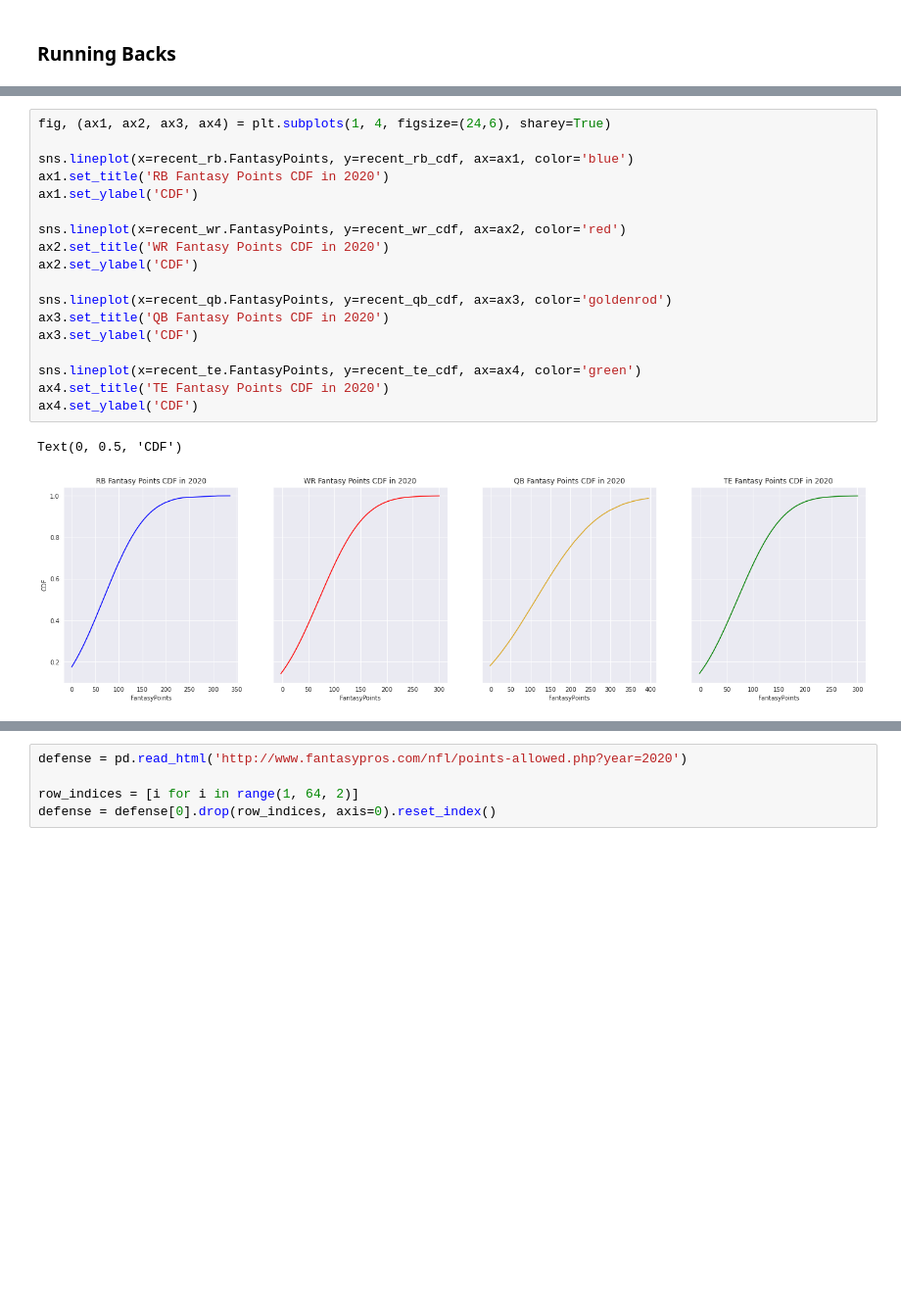
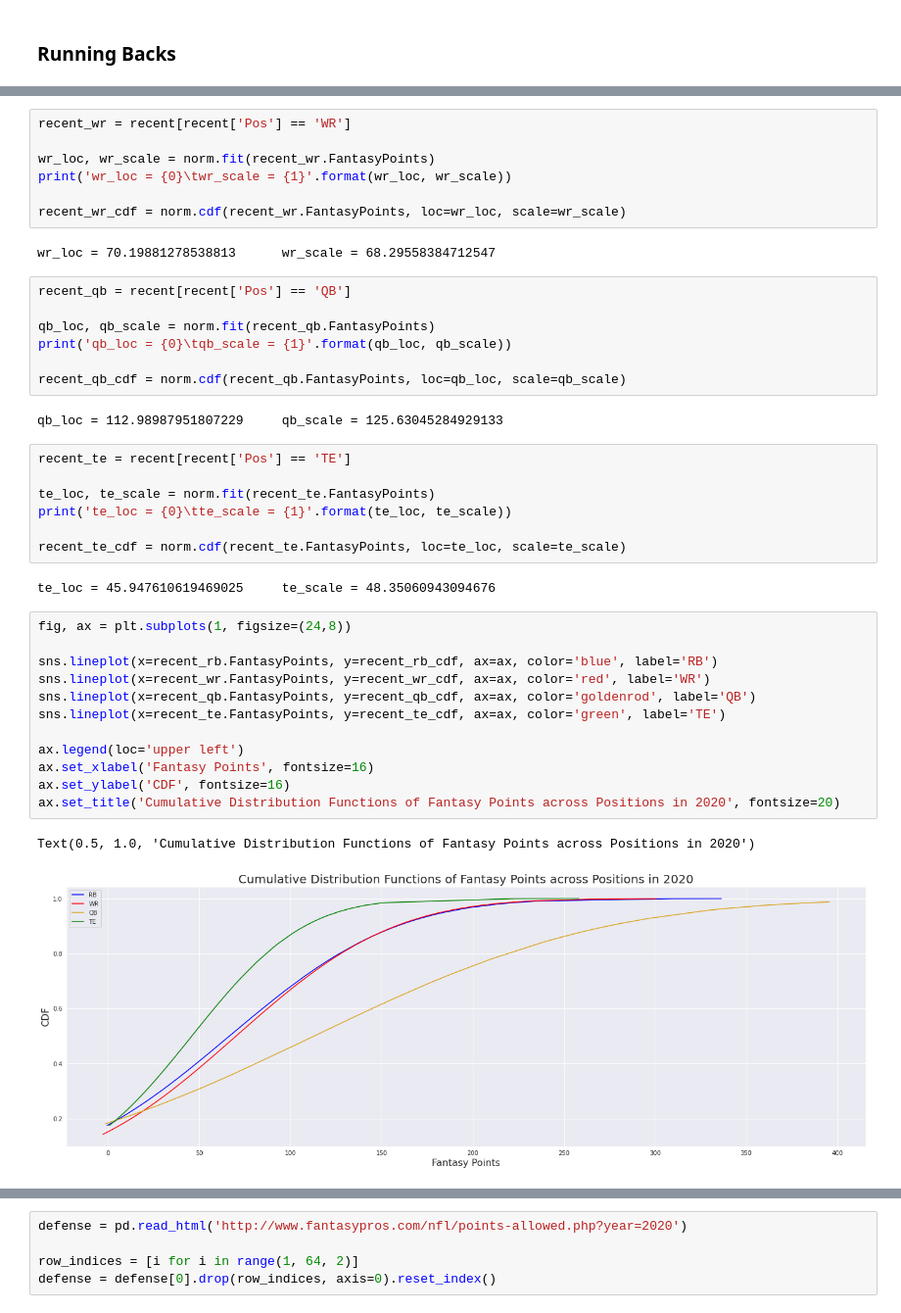
Before and after one commit to jacobresnikoff/fantasy-football, a Jupyter notebook: python/fantasy.ipynb, the cells around one changed output, grey strips where cells are left out. Shown at 98% size. Drawn from its saved outputs; the diff is of its cells as text; blank space fills up the shorter version.

Commit message:
spruced up lists of fpoints by position

```diff
--- a/python/fantasy.ipynb
+++ b/python/fantasy.ipynb
@@ -63,21 +82,42 @@ def playerLookup(name, df):
+# %%
+recent_wr = recent[recent['Pos'] == 'WR']
+
+wr_loc, wr_scale = norm.fit(recent_wr.FantasyPoints)
+print('wr_loc = {0}\twr_scale = {1}'.format(wr_loc, wr_scale))
+
+recent_wr_cdf = norm.cdf(recent_wr.FantasyPoints, loc=wr_loc, scale=wr_scale)
+# %% [output]
+wr_loc = 70.19881278538813      wr_scale = 68.29558384712547
+# %%
+recent_qb = recent[recent['Pos'] == 'QB']
+
+qb_loc, qb_scale = norm.fit(recent_qb.FantasyPoints)
+print('qb_loc = {0}\tqb_scale = {1}'.format(qb_loc, qb_scale))
+
+recent_qb_cdf = norm.cdf(recent_qb.FantasyPoints, loc=qb_loc, scale=qb_scale)
+# %% [output]
+qb_loc = 112.98987951807229     qb_scale = 125.63045284929133
+# %%
+recent_te = recent[recent['Pos'] == 'TE']
+
+te_loc, te_scale = norm.fit(recent_te.FantasyPoints)
+print('te_loc = {0}\tte_scale = {1}'.format(te_loc, te_scale))
+
+recent_te_cdf = norm.cdf(recent_te.FantasyPoints, loc=te_loc, scale=te_scale)
+# %% [output]
+te_loc = 45.947610619469025     te_scale = 48.35060943094676
 # %%
-fig, (ax1, ax2, ax3, ax4) = plt.subplots(1, 4, figsize=(24,6), sharey=True)
+fig, ax = plt.subplots(1, figsize=(24,8))
 
-sns.lineplot(x=recent_rb.FantasyPoints, y=recent_rb_cdf, ax=ax1, color='blue')
-ax1.set_title('RB Fantasy Points CDF in 2020')
-ax1.set_ylabel('CDF')
+sns.lineplot(x=recent_rb.FantasyPoints, y=recent_rb_cdf, ax=ax, color='blue', label='RB')
+sns.lineplot(x=recent_wr.FantasyPoints, y=recent_wr_cdf, ax=ax, color='red', label='WR')
+sns.lineplot(x=recent_qb.FantasyPoints, y=recent_qb_cdf, ax=ax, color='goldenrod', label='QB')
+sns.lineplot(x=recent_te.FantasyPoints, y=recent_te_cdf, ax=ax, color='green', label='TE')
 
-sns.lineplot(x=recent_wr.FantasyPoints, y=recent_wr_cdf, ax=ax2, color='red')
-ax2.set_title('WR Fantasy Points CDF in 2020')
-ax2.set_ylabel('CDF')
-
-sns.lineplot(x=recent_qb.FantasyPoints, y=recent_qb_cdf, ax=ax3, color='goldenrod')
-ax3.set_title('QB Fantasy Points CDF in 2020')
-ax3.set_ylabel('CDF')
-
-sns.lineplot(x=recent_te.FantasyPoints, y=recent_te_cdf, ax=ax4, color='green')
-ax4.set_title('TE Fantasy Points CDF in 2020')
-ax4.set_ylabel('CDF')
+ax.legend(loc='upper left')
+ax.set_xlabel('Fantasy Points', fontsize=16)
+ax.set_ylabel('CDF', fontsize=16)
+ax.set_title('Cumulative Distribution Functions of Fantasy Points across Positions in 2020', fontsize=20)
 # %% [output]
-Text(0, 0.5, 'CDF')
+Text(0.5, 1.0, 'Cumulative Distribution Functions of Fantasy Points across Positions in 2020')
-[figure, old version]
+[figure, new version]
```
Also changed, not shown: parts of 8 cells of this notebook.
